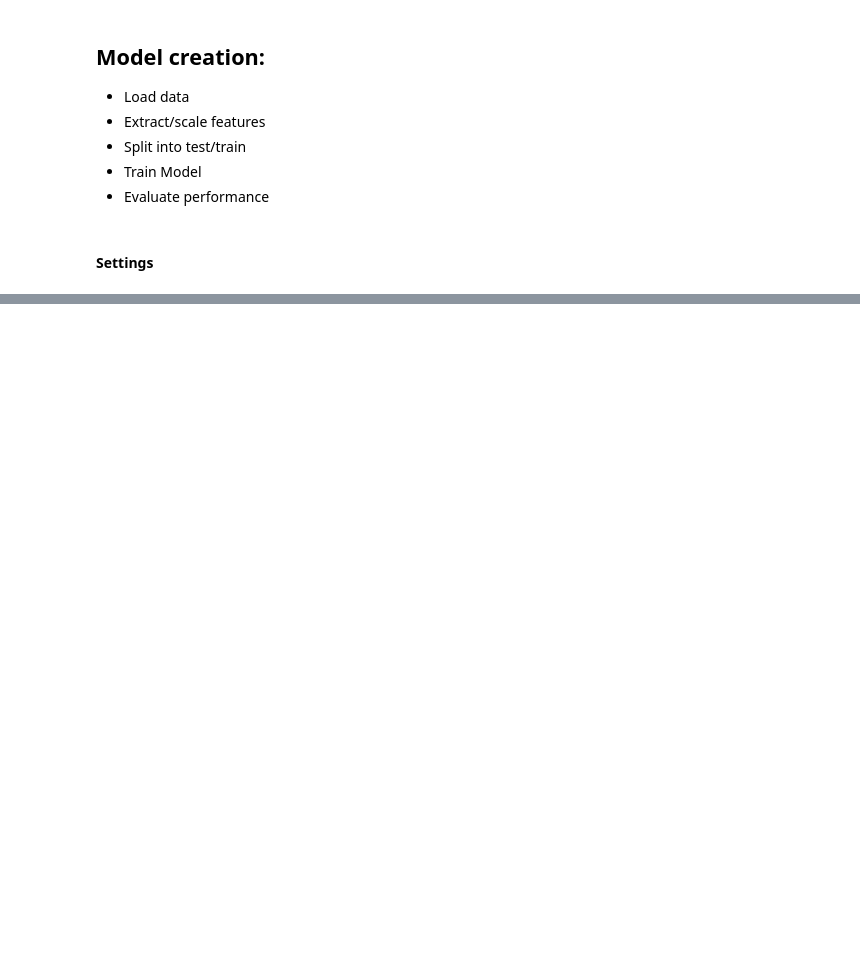
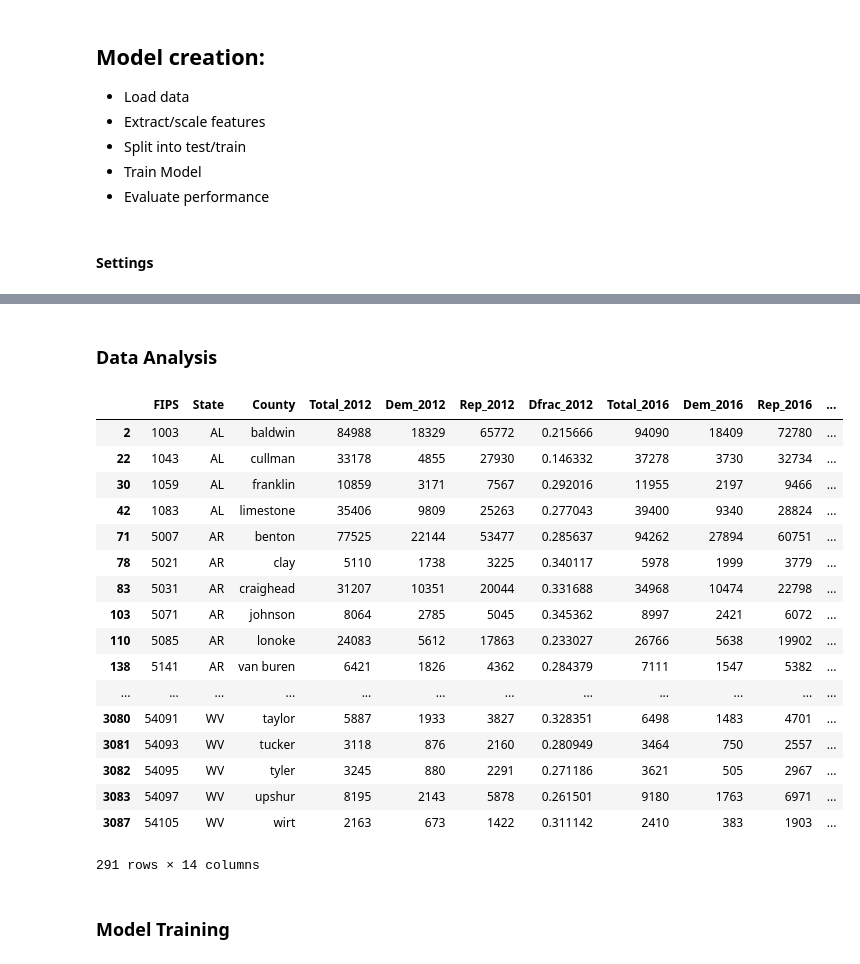
Before and after one commit to reductionista/pres-election, a Jupyter notebook: Model training.ipynb, the cells around one changed output, grey strips where cells are left out. Saved outputs shown, nothing was run; the diff lists cells and outputs as text; code cells hidden in the pictures; blank space fills up the shorter version.

```diff
--- a/Model training.ipynb
+++ b/Model training.ipynb
@@ -65 +32,25 @@ full_data[:20]#.head()
+# %%
+# Load all of the voting data, filtering null vote counts or missing FIPS codes
+def load_vote_data(filename, year, return_data=None):
+    year = str(year)
+    votes_data = pd.read_csv(filename.format(year)).drop(['Unnamed: 0'], axis=1)
+    if return_data is None:
+        return_data = votes_data[["FIPS", "State", "County"]].copy()
+        return_data = return_data.drop(return_data[return_data['County'] == 'oglala lakota'].index[0])
+
+    merge_data = votes_data[["FIPS"]].copy()
+    merge_data['Total_' + year] = votes_data['Total Votes']
+    merge_data['Dem_' + year] = votes_data['Dem']
+    merge_data['Rep_' + year] = votes_data['Rep']
+    merge_data['Dfrac_' + year] = votes_data['Dem'] / votes_data['Total Votes']
+
+    return_data = return_data.join(merge_data.set_index("FIPS"), on=["FIPS"], how="left")
+    return return_data
+
+def merge_census_data(model_data, codes):
+    for code in census_codes:
+        curr_data = pd.read_csv('proc_census_data/{}.csv'.format(code)).drop(['Unnamed: 0'], axis=1)
+        model_data = model_data.join(curr_data.set_index("FIPS"), on=["FIPS"], how="left")
+
+    return model_data
 # %%
@@ -87,3 +105,28 @@ full_data.columns
+# %% [markdown]
+### Data Analysis
+# %%
+md[(md['TCF'] > 0.1) & (md['RCF'] > 0.1)]
+# %% [output]
+|  | FIPS | State | County | Total_2012 | Dem_2012 | Rep_2012 | Dfrac_2012 | Total_2016 | Dem_2016 | Rep_2016 | ... |
+| 2 | 1003 | AL | baldwin | 84988 | 18329 | 65772 | 0.215666 | 94090 | 18409 | 72780 | ... |
+| 22 | 1043 | AL | cullman | 33178 | 4855 | 27930 | 0.146332 | 37278 | 3730 | 32734 | ... |
+| 30 | 1059 | AL | franklin | 10859 | 3171 | 7567 | 0.292016 | 11955 | 2197 | 9466 | ... |
+| 42 | 1083 | AL | limestone | 35406 | 9809 | 25263 | 0.277043 | 39400 | 9340 | 28824 | ... |
+| 71 | 5007 | AR | benton | 77525 | 22144 | 53477 | 0.285637 | 94262 | 27894 | 60751 | ... |
+| 78 | 5021 | AR | clay | 5110 | 1738 | 3225 | 0.340117 | 5978 | 1999 | 3779 | ... |
+| 83 | 5031 | AR | craighead | 31207 | 10351 | 20044 | 0.331688 | 34968 | 10474 | 22798 | ... |
+| 103 | 5071 | AR | johnson | 8064 | 2785 | 5045 | 0.345362 | 8997 | 2421 | 6072 | ... |
+| 110 | 5085 | AR | lonoke | 24083 | 5612 | 17863 | 0.233027 | 26766 | 5638 | 19902 | ... |
+| 138 | 5141 | AR | van buren | 6421 | 1826 | 4362 | 0.284379 | 7111 | 1547 | 5382 | ... |
+| ... | ... | ... | ... | ... | ... | ... | ... | ... | ... | ... | ... |
+| 3080 | 54091 | WV | taylor | 5887 | 1933 | 3827 | 0.328351 | 6498 | 1483 | 4701 | ... |
+| 3081 | 54093 | WV | tucker | 3118 | 876 | 2160 | 0.280949 | 3464 | 750 | 2557 | ... |
+| 3082 | 54095 | WV | tyler | 3245 | 880 | 2291 | 0.271186 | 3621 | 505 | 2967 | ... |
+| 3083 | 54097 | WV | upshur | 8195 | 2143 | 5878 | 0.261501 | 9180 | 1763 | 6971 | ... |
+| 3087 | 54105 | WV | wirt | 2163 | 673 | 1422 | 0.311142 | 2410 | 383 | 1903 | ... |
+291 rows × 14 columns
+# %% [markdown]
+### Model Training
 # %%
 def baseline_model(df, label_col, method='avg'):
     labels = df[label_col].values
```
Also changed, not shown: parts of 18 cells of this notebook, 6 other files.
